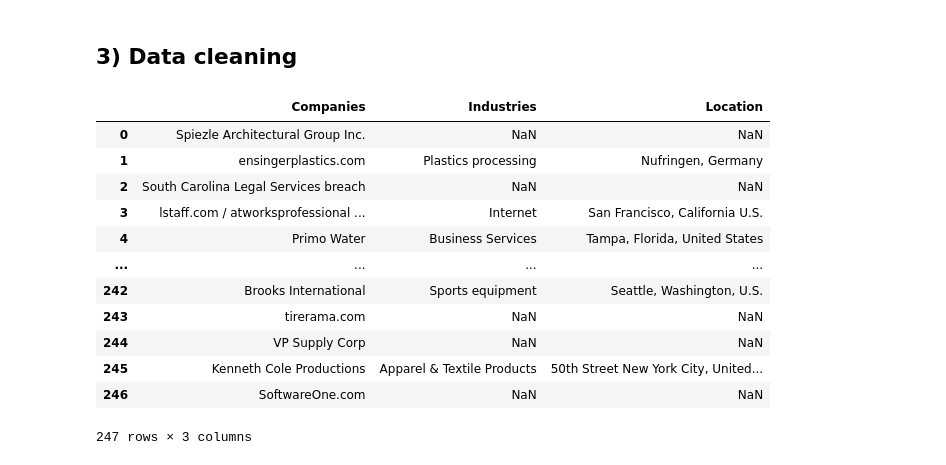
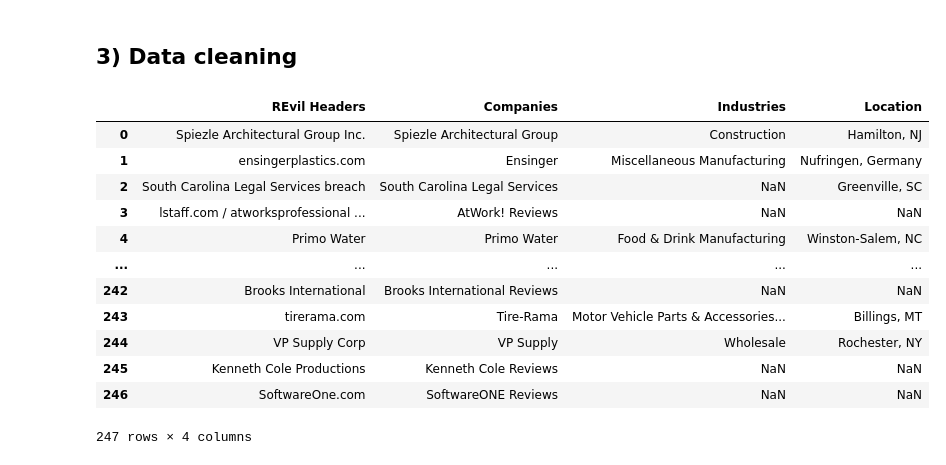
Before and after one commit to hopesishu/CZ4070-CTI, a Jupyter notebook: webscraper.ipynb, the cells around one changed output. Saved outputs shown, nothing was run; the diff lists cells and outputs as text; code cells hidden in the pictures.

```diff
--- a/webscraper.ipynb
+++ b/webscraper.ipynb
@@ -162,7 +162,7 @@ REvilHeader_list
 import pandas as pd
 import numpy as np
 
-df = pd.DataFrame(columns=['REvil Headers', 'Companies', 'Industries', 'Location'])
+df = pd.DataFrame(columns=['REvil Headers', 'Company Name', 'Indus', 'Location'])
 df['REvil Headers'] = REvilHeader_list
 
 df
@@ -329,24 +349,26 @@ for company in master_list:
 # %% [markdown]
 ## 3) Data cleaning
 # %%
+df['REvil Headers'] = REvilHeader_list
+df['Companies'] = company_list
 df['Industries'] = industry_list
 df['Location'] = location_list
 
 df
 # %% [output]
-|  | Companies | Industries | Location |
-| 0 | Spiezle Architectural Group Inc. | NaN | NaN |
-| 1 | ensingerplastics.com | Plastics processing | Nufringen, Germany |
-| 2 | South Carolina Legal Services breach | NaN | NaN |
-| 3 | lstaff.com / atworksprofessional ... | Internet | San Francisco, California U.S. |
-| 4 | Primo Water | Business Services | Tampa, Florida, United States |
-| ... | ... | ... | ... |
-| 242 | Brooks International | Sports equipment | Seattle, Washington, U.S. |
-| 243 | tirerama.com | NaN | NaN |
-| 244 | VP Supply Corp | NaN | NaN |
-| 245 | Kenneth Cole Productions | Apparel & Textile Products | 50th Street New York City, United... |
-| 246 | SoftwareOne.com | NaN | NaN |
+|  | REvil Headers | Companies | Industries | Location |
+| 0 | Spiezle Architectural Group Inc. | Spiezle Architectural Group | Construction | Hamilton, NJ |
+| 1 | ensingerplastics.com | Ensinger | Miscellaneous Manufacturing | Nufringen, Germany |
+| 2 | South Carolina Legal Services breach | South Carolina Legal Services | NaN | Greenville, SC |
+| 3 | lstaff.com / atworksprofessional ... | AtWork! Reviews | NaN | NaN |
+| 4 | Primo Water | Primo Water | Food & Drink Manufacturing | Winston-Salem, NC |
+| ... | ... | ... | ... | ... |
+| 242 | Brooks International | Brooks International Reviews | NaN | NaN |
+| 243 | tirerama.com | Tire-Rama | Motor Vehicle Parts & Accessories... | Billings, MT |
+| 244 | VP Supply Corp | VP Supply | Wholesale | Rochester, NY |
+| 245 | Kenneth Cole Productions | Kenneth Cole Reviews | NaN | NaN |
+| 246 | SoftwareOne.com | SoftwareONE Reviews | NaN | NaN |
-247 rows × 3 columns
+247 rows × 4 columns
 # %%
 df = df.dropna()
 df = df.reset_index(drop=True) # reset index
```
Also changed, not shown: parts of 8 cells of this notebook, 1 other file.
